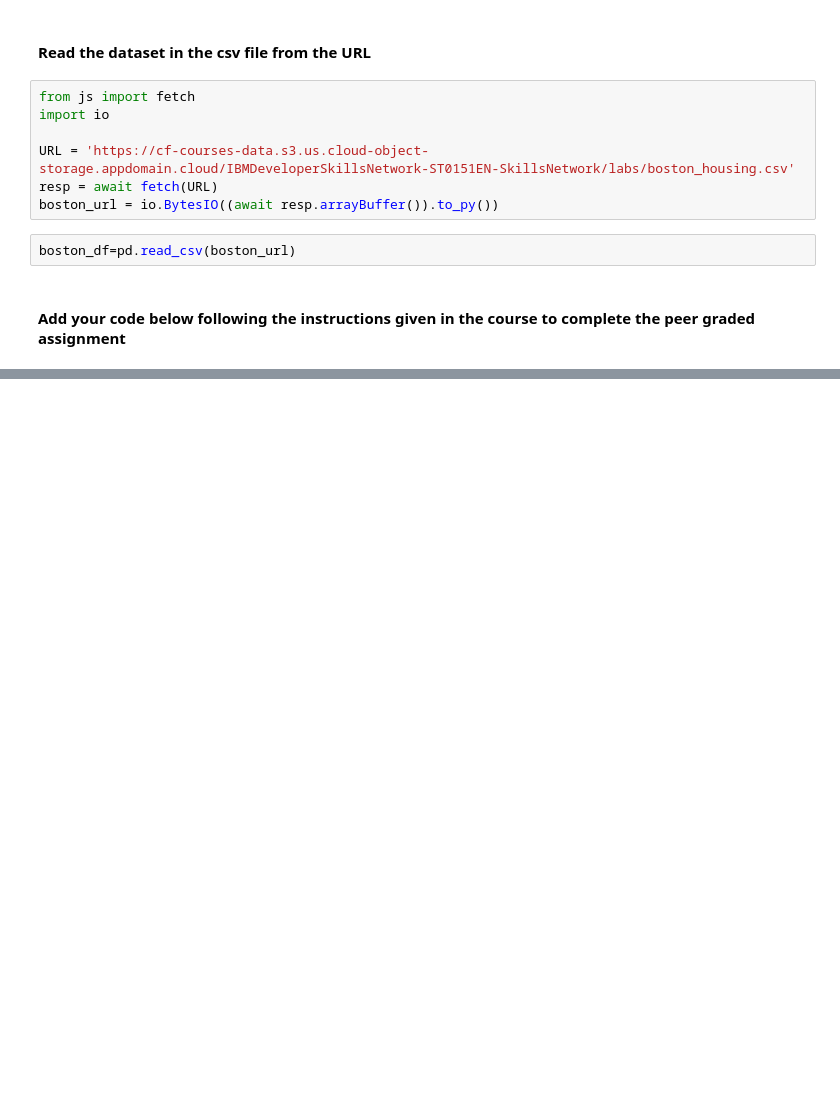
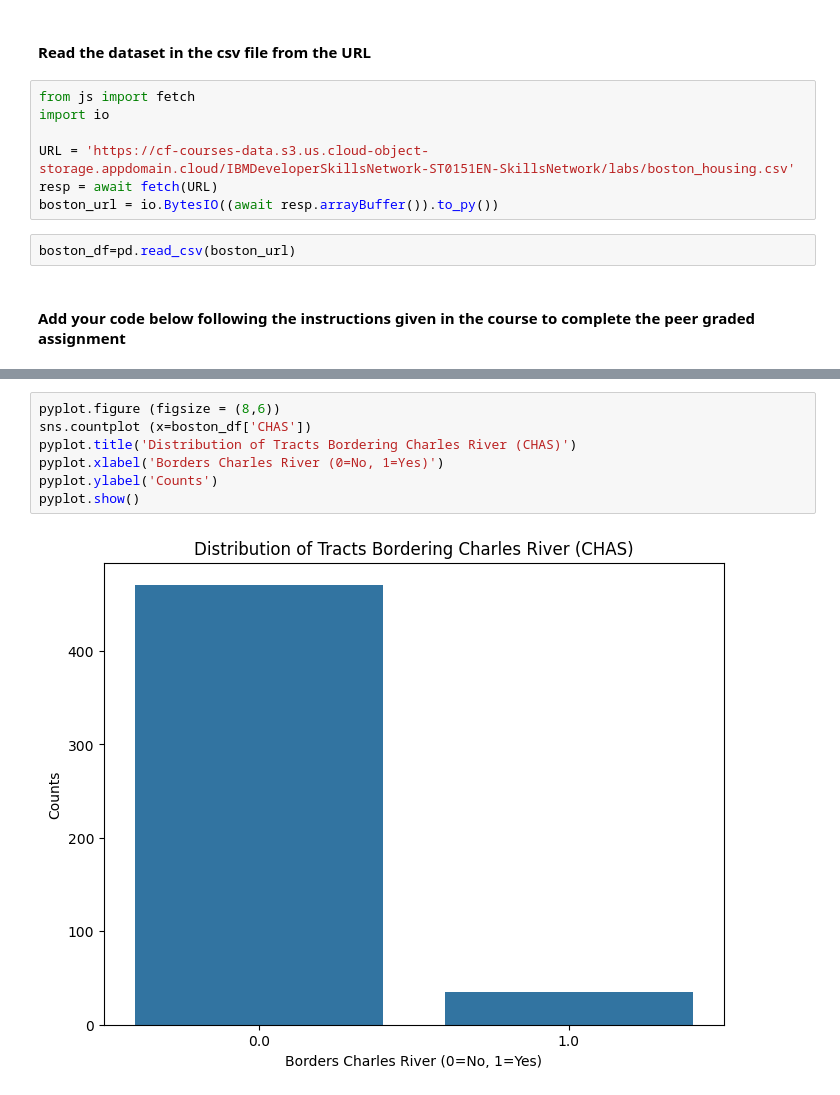
Before and after one commit to bbthunyanan/Create-and-Share-your-Jupyter-Notebook, a Jupyter notebook: Optional_Peer_Graded_Assignment.jupyterlite.ipynb, the cells around one changed output, grey strips where cells are left out. Drawn from its saved outputs; the diff is of its cells as text; blank space fills up the shorter version.

```diff
--- a/Optional_Peer_Graded_Assignment.jupyterlite.ipynb
+++ b/Optional_Peer_Graded_Assignment.jupyterlite.ipynb
@@ -75,0 +79,9 @@ Notes:
+# %%
+pyplot.figure (figsize = (8,6))
+sns.countplot (x=boston_df['CHAS'])
+pyplot.title('Distribution of Tracts Bordering Charles River (CHAS)')
+pyplot.xlabel('Borders Charles River (0=No, 1=Yes)')
+pyplot.ylabel('Counts')
+pyplot.show()
+# %% [output]
+[figure, added]
```
Also changed, not shown: parts of 5 cells of this notebook.
